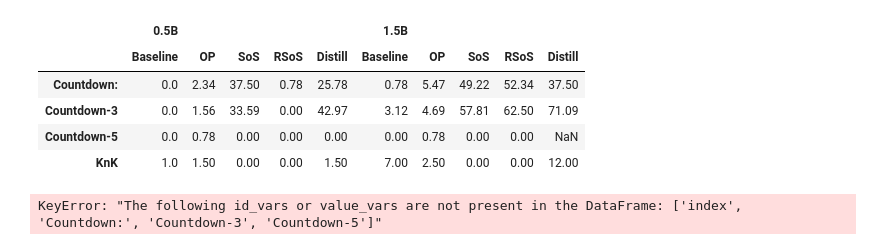
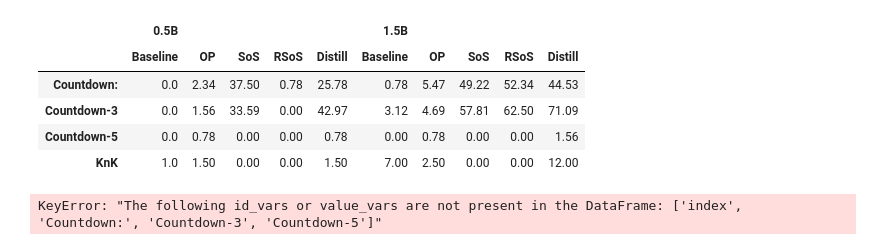
Before and after one commit to chloeli-15/stream-of-search, a Jupyter notebook: results/visualize.ipynb, the cells around one changed output. Drawn from its saved outputs; the diff is of its cells as text; code cells hidden in the pictures.

```diff
--- a/results/visualize.ipynb
+++ b/results/visualize.ipynb
@@ -8,7 +8,7 @@ methods = {
     "OP": "qwen-2.5-x.5B-instruct-sft-lora-countdown-optimal-seq8k-5k",
     "SoS": "qwen-2.5-x.5B-instruct-sft-lora-countdown-search-seq8k-5k",
     "RSoS": "qwen-2.5-x.5B-instruct-sft-lora-countdown-search-react-correct-seq10k-5k",
-    "Distill": "qwen-2.5-x.5B-instruct-sft-lora-countdown-deepseek-correct-5k"
+    "Distill": "qwen-2.5-x.5B-instruct-sft-lora-countdown-deepseek-correct-seq8k-5k"
 }
 
 tasks = {
@@ -36,36 +36,36 @@ def parse_results_from_json(file):
         print("Error message:", e)
         return None
 
 # initialize results to store for sizes, method_key, task_key
 results = {size: {method_key: {task_key: None for task_key in tasks.keys()} for method_key in methods.keys()} for size in sizes}
 
 for size_val in sizes:
     for method_key, method_val in methods.items():
         for task_key, task_val in tasks.items():
             folder_to_look_for = f"./{method_val}/{task_val}*.json".replace("x.5B", size_val)
             specific_file = glob.glob(folder_to_look_for)
             if specific_file:
                 results[size_val][method_key][task_key] = parse_results_from_json(specific_file[0])
 
 # above works, put their filepath in a pandas df
 
 # put results in a pandas df
 df = pd.DataFrame.from_dict({(i, j): results[i][j]
                            for i in results.keys()
                            for j in results[i].keys()},
                            orient='index')
 # Tranpose
 df = df.transpose()
 # make the df float up to 2 decimals
 df = df.round(2)
 df.to_latex("results.tex", index=True, float_format="%.2f")
 df
 # %% [output]
 |  | 0.5B |  |  |  |  | 1.5B |  |  |  |  |
 |  | Baseline | OP | SoS | RSoS | Distill | Baseline | OP | SoS | RSoS | Distill |
-| Countdown: | 0.0 | 2.34 | 37.50 | 0.78 | 25.78 | 0.78 | 5.47 | 49.22 | 52.34 | 37.50 |
+| Countdown: | 0.0 | 2.34 | 37.50 | 0.78 | 25.78 | 0.78 | 5.47 | 49.22 | 52.34 | 44.53 |
 | Countdown-3 | 0.0 | 1.56 | 33.59 | 0.00 | 42.97 | 3.12 | 4.69 | 57.81 | 62.50 | 71.09 |
-| Countdown-5 | 0.0 | 0.78 | 0.00 | 0.00 | 0.00 | 0.00 | 0.78 | 0.00 | 0.00 | NaN |
+| Countdown-5 | 0.0 | 0.78 | 0.00 | 0.00 | 0.78 | 0.00 | 0.78 | 0.00 | 0.00 | 1.56 |
 | KnK | 1.0 | 1.50 | 0.00 | 0.00 | 1.50 | 7.00 | 2.50 | 0.00 | 0.00 | 12.00 |
 # %%
 # plot the results of the Countdown column
```
Also changed, not shown: 36 other files.
